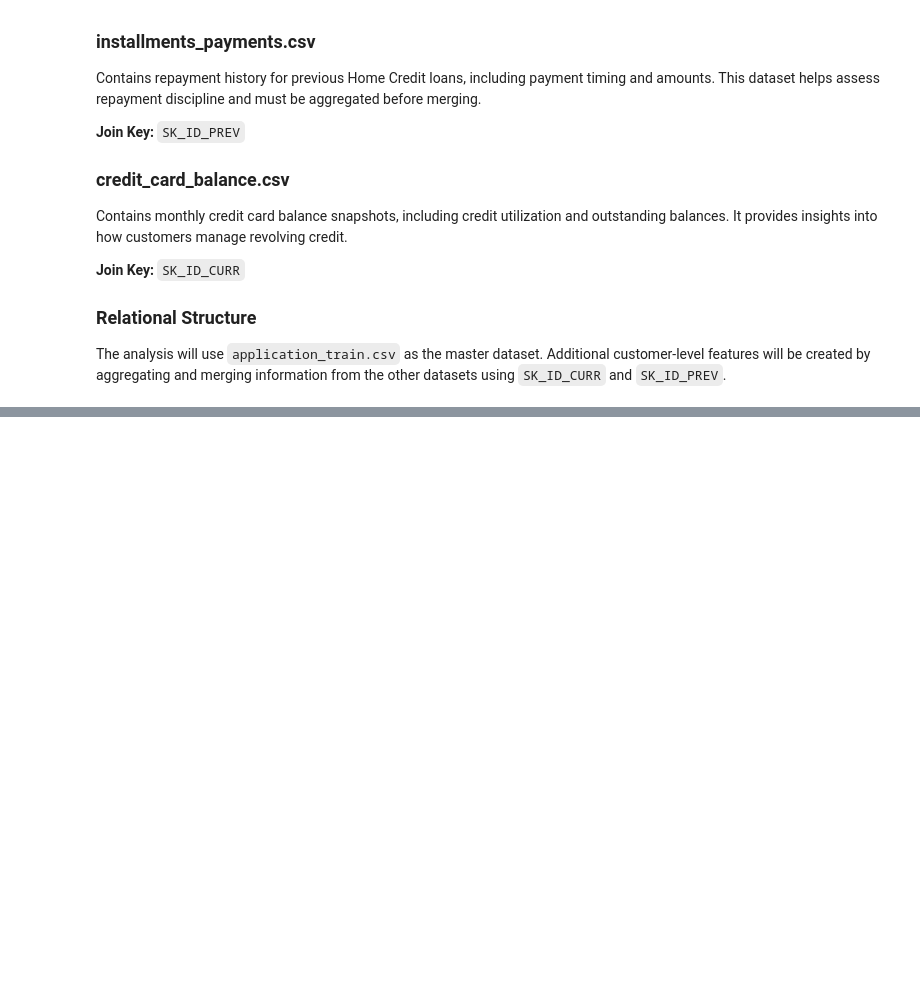
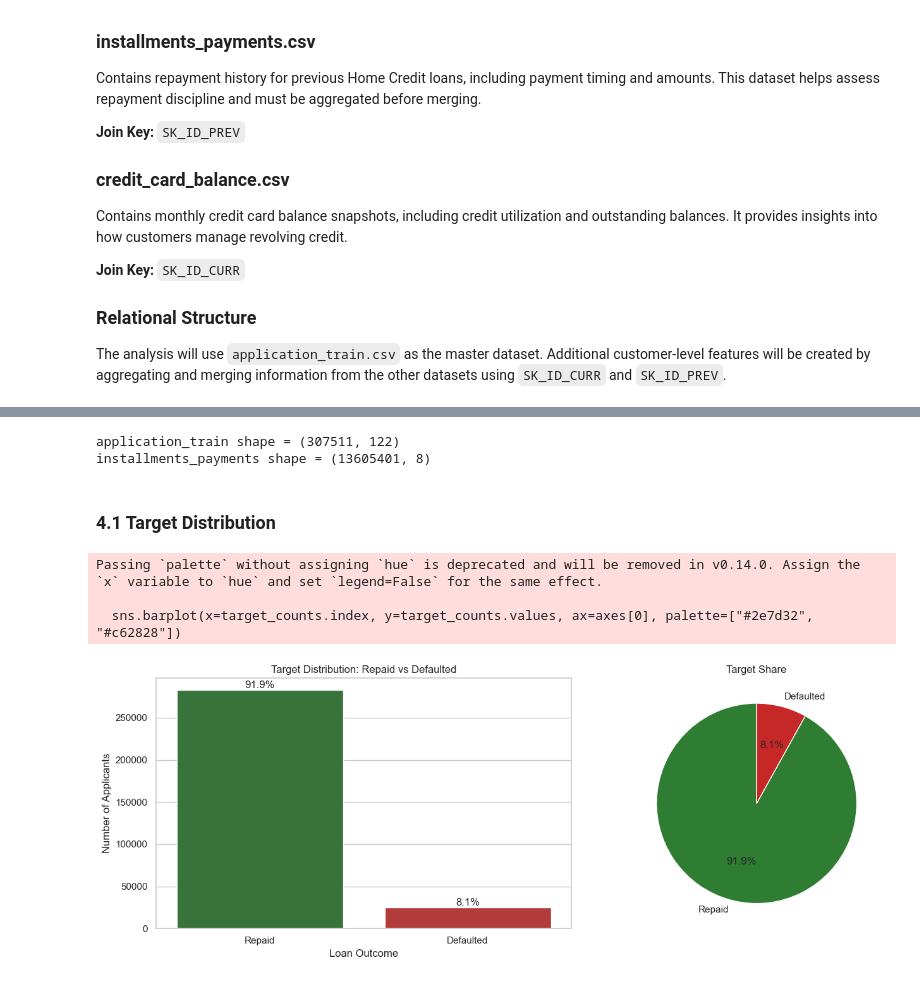
Before and after one commit to KimutaiHub/Loan-Default-Risk-Predictions, a Jupyter notebook: loan_default_risk_prediction.ipynb, the cells around one changed output, grey strips where cells are left out. Cells and saved outputs as stored; diff of their text form; code cells hidden in the pictures; blank space fills up the shorter version.

Commit message:
Exploratory Data Analysis EDA

```diff
--- a/loan_default_risk_prediction.ipynb
+++ b/loan_default_risk_prediction.ipynb
@@ -421,0 +972,80 @@ The main training file contains 307,511 applicants with an 8% default rate. Mult
+# %%
+# import libraries
+from pathlib import Path
+
+import numpy as np
+import pandas as pd
+import matplotlib.pyplot as plt
+import seaborn as sns
+from IPython.display import Markdown, display
+
+# set chart style
+sns.set_theme(style="whitegrid", palette="Set2")
+plt.rcParams["figure.figsize"] = (10, 6)
+
+# set data directory
+DATA_DIR = Path(r"C:\Users\Kim\Desktop\Loan Default Predictions")
+
+
+# helper function to build file paths
+def data_path(filename: str) -> Path:
+    return DATA_DIR / filename
+
+
+# helper function for safe division
+def safe_divide(numerator: pd.Series, denominator: pd.Series) -> pd.Series:
+    return numerator / denominator.where(denominator != 0)
+
+
+# load required datasets
+application_train = pd.read_csv(data_path("application_train.csv"))
+installments_payments = pd.read_csv(data_path("installments_payments.csv"))
+
+# create working dataframe and engineered features needed for EDA
+eda_df = application_train.copy()
+eda_df["DEBT_TO_INCOME"] = safe_divide(eda_df["AMT_CREDIT"], eda_df["AMT_INCOME_TOTAL"])
+eda_df["ANNUITY_TO_INCOME"] = safe_divide(eda_df["AMT_ANNUITY"], eda_df["AMT_INCOME_TOTAL"])
+eda_df["AGE_YEARS"] = eda_df["DAYS_BIRTH"] / -365.25
+
+# map target labels for clearer charts
+target_labels = {0: "Repaid", 1: "Defaulted"}
+eda_df["TARGET_LABEL"] = eda_df["TARGET"].map(target_labels)
+
+print(f"application_train shape = {application_train.shape}")
+print(f"installments_payments shape = {installments_payments.shape}")
+# %% [output]
+application_train shape = (307511, 122)
+installments_payments shape = (13605401, 8)
+# %% [markdown]
+### 4.1 Target Distribution
+# %%
+# chart 1: target distribution using bar chart and pie chart
+target_counts = eda_df["TARGET_LABEL"].value_counts().reindex(["Repaid", "Defaulted"])
+target_pct = target_counts / target_counts.sum() * 100
+
+fig, axes = plt.subplots(1, 2, figsize=(14, 5))
+
+sns.barplot(x=target_counts.index, y=target_counts.values, ax=axes[0], palette=["#2e7d32", "#c62828"])
+axes[0].set_title("Target Distribution: Repaid vs Defaulted")
+axes[0].set_xlabel("Loan Outcome")
+axes[0].set_ylabel("Number of Applicants")
+
+for index, value in enumerate(target_counts.values):
+    axes[0].text(index, value, f"{target_pct.iloc[index]:.1f}%", ha="center", va="bottom")
+
+axes[1].pie(
+    target_counts.values,
+    labels=target_counts.index,
+    autopct="%1.1f%%",
+    startangle=90,
+    colors=["#2e7d32", "#c62828"],
+)
+axes[1].set_title("Target Share")
+
+plt.tight_layout()
+plt.show()
+# %% [output]
+Passing `palette` without assigning `hue` is deprecated and will be removed in v0.14.0. Assign the `x` variable to `hue` and set `legend=False` for the same effect.
+
+  sns.barplot(x=target_counts.index, y=target_counts.values, ax=axes[0], palette=["#2e7d32", "#c62828"])
+[figure, added]
```
Also changed, not shown: parts of 86 cells of this notebook.
